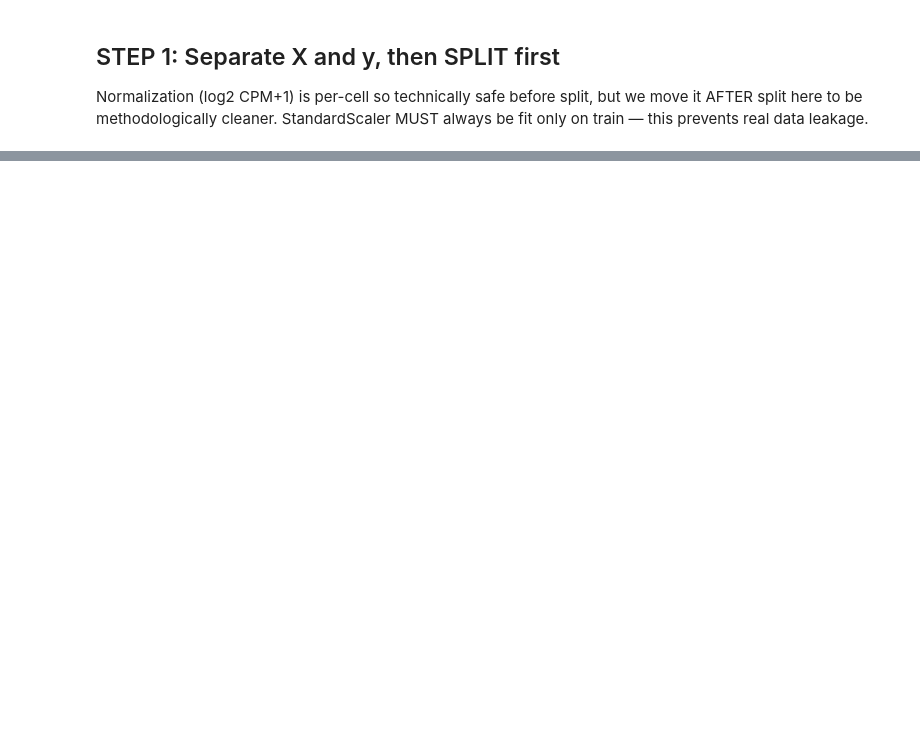
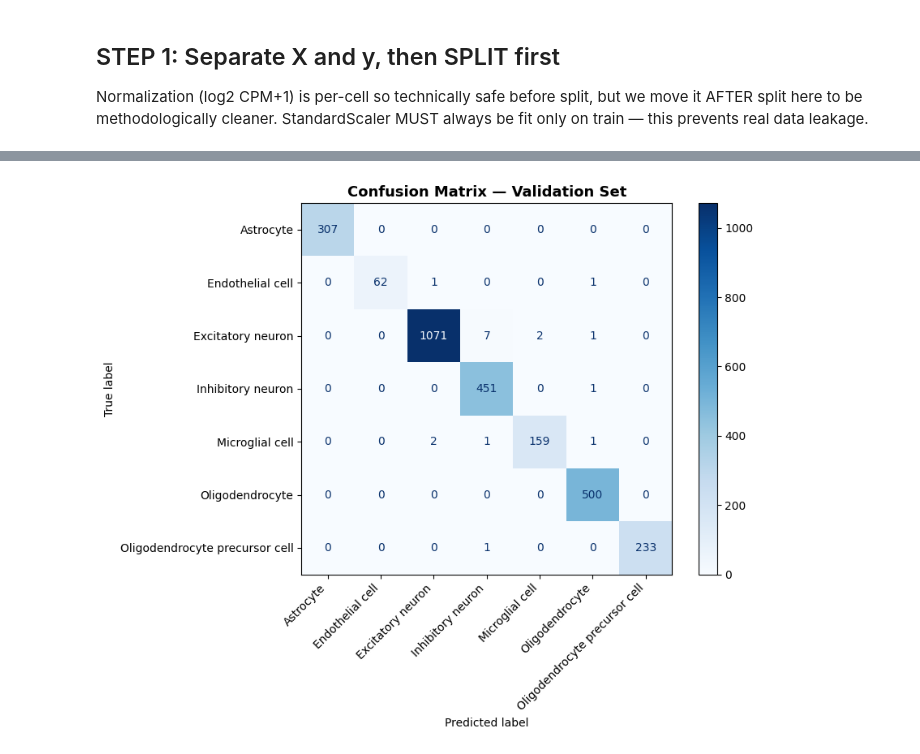
Before and after one commit to nasia2612/sc-alzheimer-ml, a Jupyter notebook: sc_alzheimer_pipeline.ipynb, the cells around one changed output, grey strips where cells are left out. Saved outputs shown, nothing was run; the diff lists cells and outputs as text; code cells hidden in the pictures; blank space fills up the shorter version.

```diff
--- a/sc_alzheimer_pipeline.ipynb
+++ b/sc_alzheimer_pipeline.ipynb
@@ -413,0 +314,27 @@ print(predictions_df['predicted_label'].value_counts())
+# %%
+
+# STEP 6: Random Forest Classifier
+from sklearn.ensemble import RandomForestClassifier
+from sklearn.metrics import accuracy_score, classification_report, confusion_matrix
+
+rf_model = RandomForestClassifier(
+    n_estimators=100,
+    max_depth=10,
+    max_features='sqrt',
+    class_weight='balanced',
+    n_jobs=-1,
+    random_state=42
+)
+
+rf_model.fit(X_train_scaled, y_train)
+
+# test on the validation set
+y_pred = rf_model.predict(X_val_scaled)
+
+test_accuracy = accuracy_score(y_val, y_pred)
+print(f"Test accuracy: {test_accuracy:.2%}")
+
+print(classification_report(y_val, y_pred))
+
+print("\nConfusion Matrix:")
+print(confusion_matrix(y_val, y_pred))
@@ -413,0 +359,19 @@ print(predictions_df['predicted_label'].value_counts())
+# %%
+#Plotting the confusion matrix
+from sklearn.metrics import ConfusionMatrixDisplay
+
+labels = sorted(y_val.unique()) #it sorts the cell types
+cm=confusion_matrix(y_val,y_pred,labels=labels)
+
+fig,ax=plt.subplots(figsize=(9,7))
+
+disp=ConfusionMatrixDisplay(confusion_matrix=cm,display_labels=labels)
+
+disp.plot(ax=ax, cmap='Blues', colorbar=True)
+
+ax.set_title('Confusion Matrix — Validation Set', fontsize=13, fontweight='bold')
+plt.xticks(rotation=45, ha='right')
+plt.tight_layout()
+plt.show()
+# %% [output]
+[figure, added]
```
Also changed, not shown: parts of 47 cells of this notebook.
